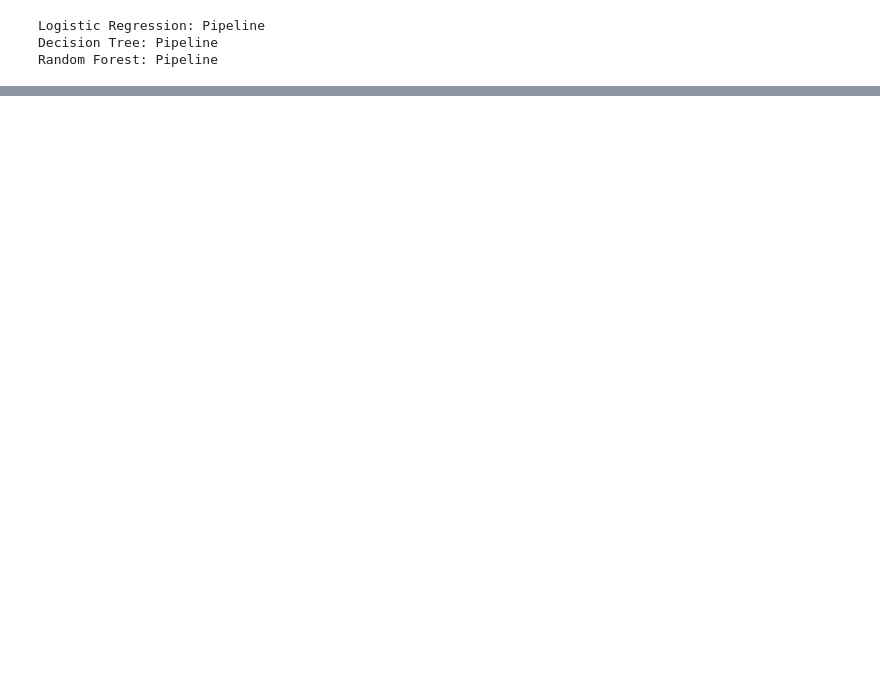
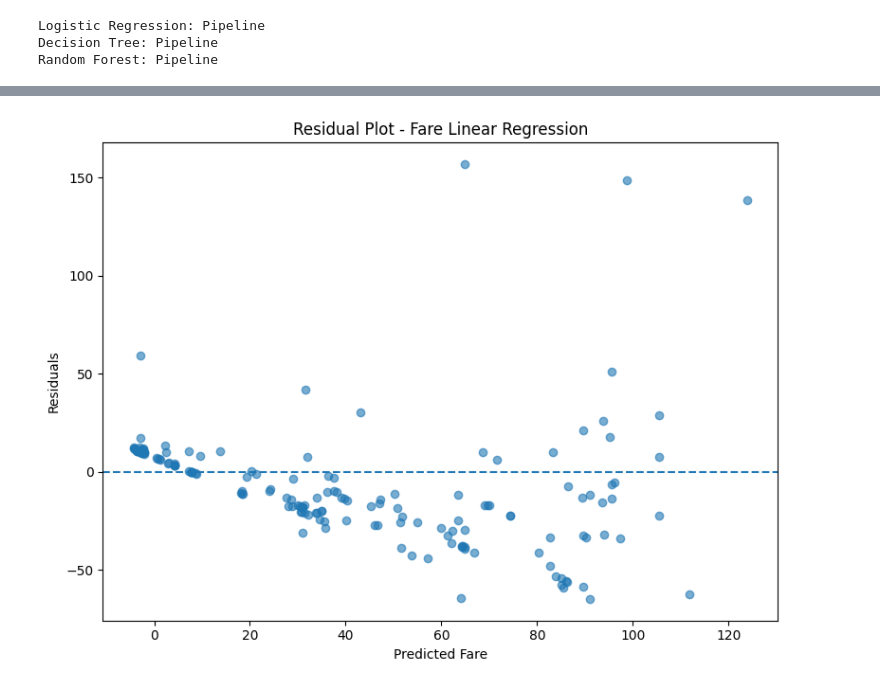
Before and after one commit to mv-Karthikeyan/zepto-ai-platform, a Jupyter notebook: analytics/02_modeling.ipynb, the cells around one changed output, grey strips where cells are left out. Saved outputs shown, nothing was run; the diff lists cells and outputs as text; code cells hidden in the pictures; blank space fills up the shorter version.

```diff
--- a/analytics/02_modeling.ipynb
+++ b/analytics/02_modeling.ipynb
@@ -443,0 +1358,47 @@ Classifier Comparison:
+# %%
+# ============================================================
+# REGRESSION RESIDUAL ANALYSIS
+# ============================================================
+
+residuals = (
+    y_reg_test - fare_predictions
+)
+
+plt.figure(
+    figsize=(8, 6)
+)
+
+plt.scatter(
+    fare_predictions,
+    residuals,
+    alpha=0.6
+)
+
+plt.axhline(
+    y=0,
+    linestyle="--"
+)
+
+plt.xlabel(
+    "Predicted Fare"
+)
+
+plt.ylabel(
+    "Residuals"
+)
+
+plt.title(
+    "Residual Plot - Fare Linear Regression"
+)
+
+plt.tight_layout()
+
+plt.savefig(
+    "charts/fare_regression_residuals.png",
+    dpi=300,
+    bbox_inches="tight"
+)
+
+plt.show()
+# %% [output]
+[figure, added]
```
Also changed, not shown: parts of 41 cells of this notebook, 8 other files.
